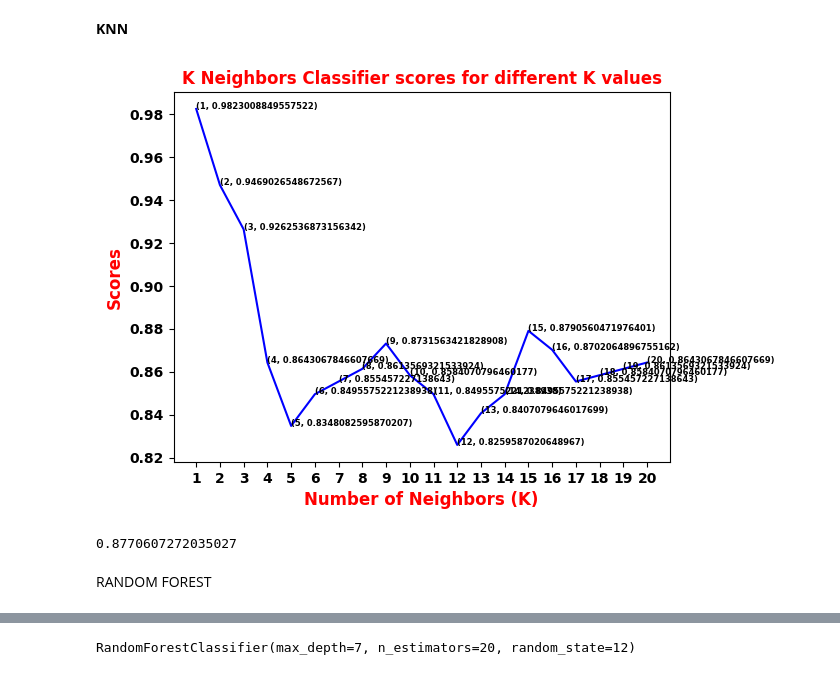
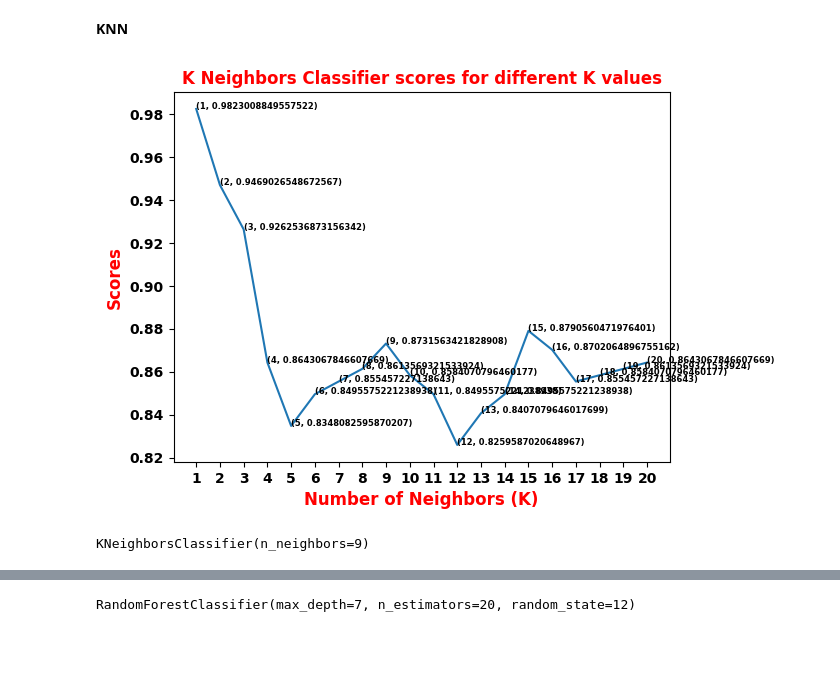
Before and after one commit to ibrahimkoc33/Heart-Disease-Prediction, a Jupyter notebook: HeartDiseasePrediction.ipynb, the cells around one changed output, grey strips where cells are left out. Drawn from its saved outputs; the diff is of its cells as text; code cells hidden in the pictures; blank space fills up the shorter version.

```diff
--- a/HeartDiseasePrediction.ipynb
+++ b/HeartDiseasePrediction.ipynb
@@ -145,7 +154,8 @@ plt.show()
 # %%
 #ONE HOT ENCODER: kategorik olan sütunlar one-hot encoding ile dönüştürülüyor. Her bir kategorik değer, ayrı bir sütun haline getirilir ve bu sütunlar 0 veya 1 değerlerini alır.
 #Bu, makine öğrenimi algoritmalarının kategorik verilerle çalışmasını kolaylaştırır.
-dataset=pd.get_dummies(data,columns=["sex","cp","fbs","restecg","exang","slope","ca","thal"])
+columns_to_encode=["sex","cp","fbs","restecg","exang","slope","ca","thal"]
+dataset=pd.get_dummies(data,columns=columns_to_encode)
 # %%
 # Normalizasyon sayısal özellikler (age, trestbps, chol, thalach, oldpeak) StandardScaler kullanılarak normalize edilir.
 #Normalizasyon, özelliklerin aynı ölçeğe sahip olmasını sağlar, bu da birçok makine öğrenimi algoritması için önemlidir.
@@ -236,24 +240,20 @@ for k in range(1,21):
   knn.fit(x_train,y_train)
   knn_scores.append(knn.score(x_test,y_test))
 # %%
-plt.plot([k for k in range(1,21)],knn_scores,color='blue')
+plt.plot([k for k in range(1,21)],knn_scores)
 for i in range(1,21):
   plt.text(i,knn_scores[i-1],(i,knn_scores[i-1]),fontsize='6')
 plt.xticks([i for i in range(1,21)])
 plt.xlabel('Number of Neighbors (K)',color='Red',weight='bold',fontsize='12')
 plt.ylabel('Scores',color='Red',weight='bold',fontsize='12')
 plt.title('K Neighbors Classifier scores for different K values',color='Red',weight='bold',fontsize='12')
 plt.show()
 plt.rcParams["font.weight"]="bold"
 plt.rcParams["axes.labelweight"]="bold"
 # %% [output]
-[figure, old version]
+[figure, new version]
 # %%
 knn = KNeighborsClassifier(n_neighbors=9)
-score=cross_val_score(knn,x,y,cv=10)
+knn.fit(x_train,y_train)
+# %% [output]
+KNeighborsClassifier(n_neighbors=9)
-# %%
-score.mean()
-# %% [output]
-0.8770607272035027
-# %% [markdown]
-RANDOM FOREST
```
Also changed, not shown: parts of 57 cells of this notebook.
